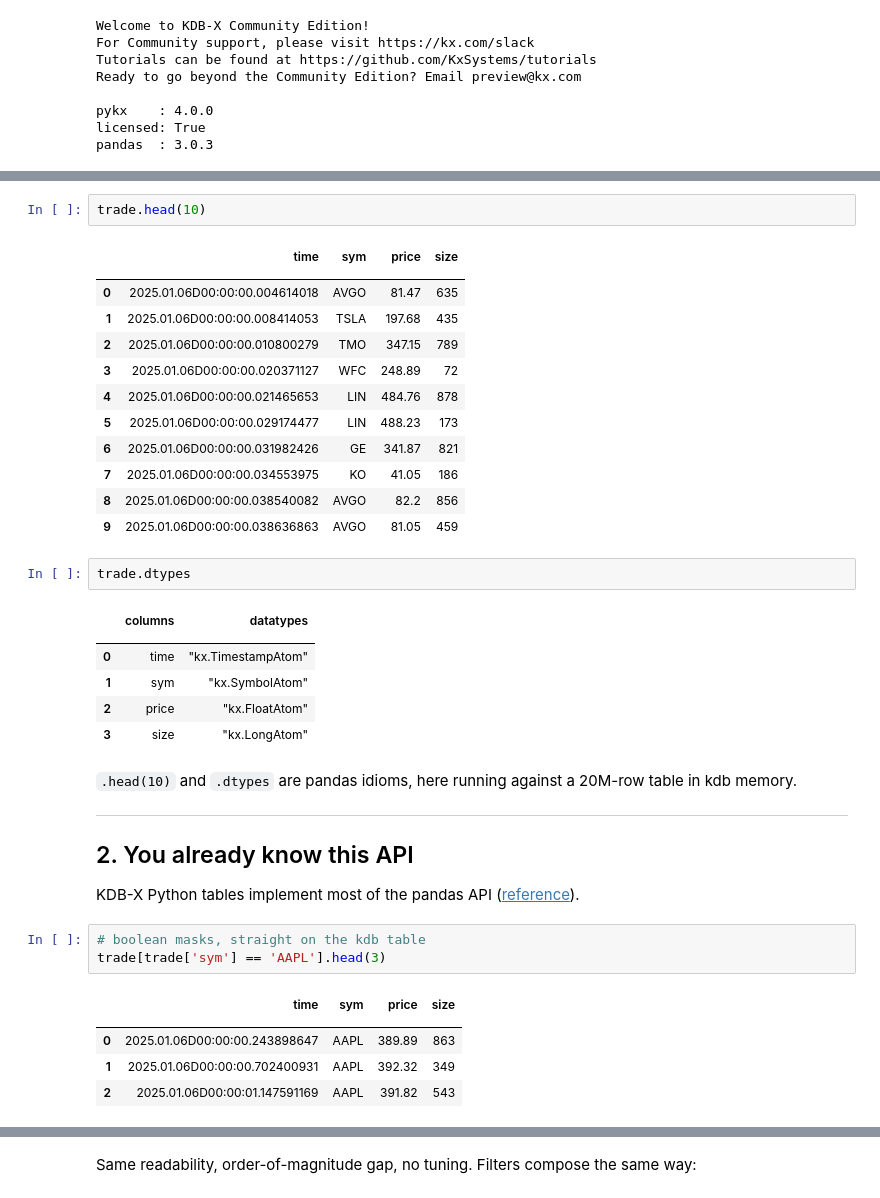
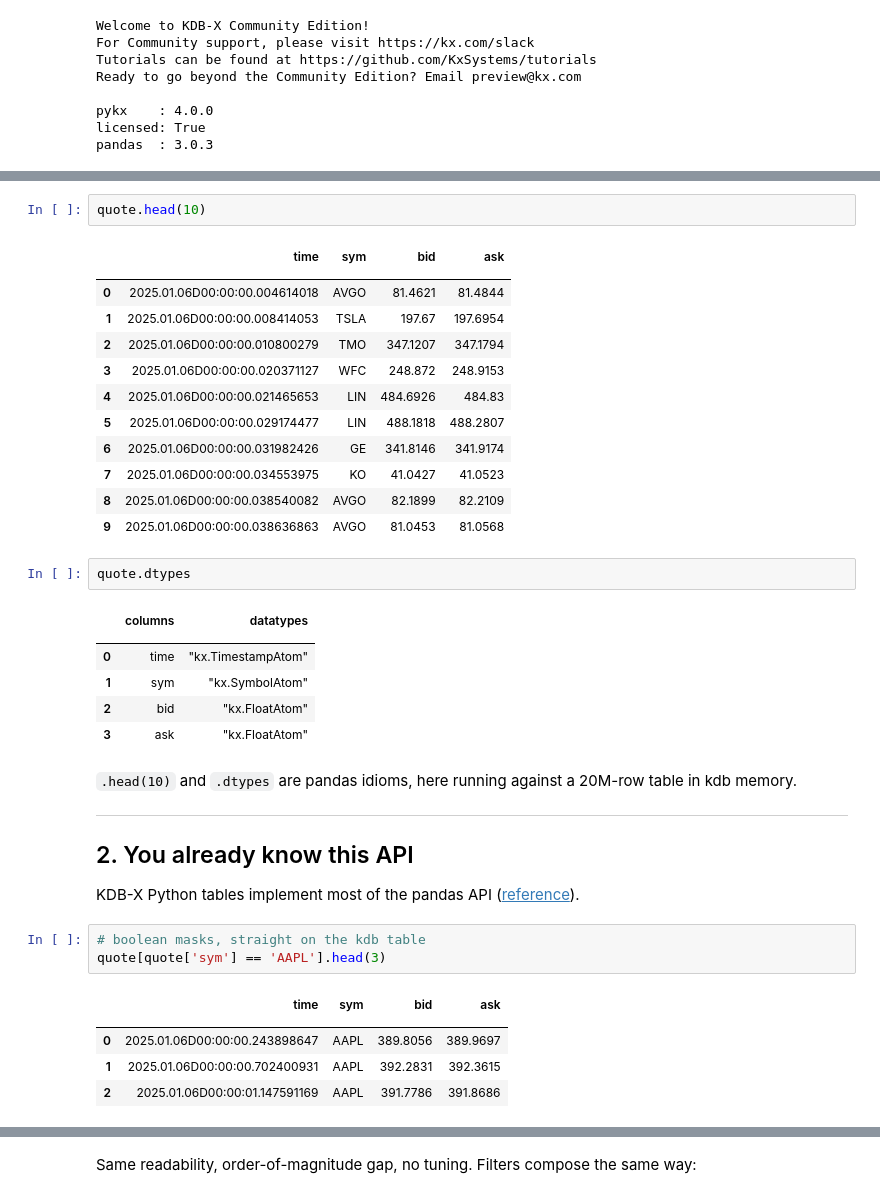
Before and after one commit to KxSystems/tutorials, a Jupyter notebook: KDB-X/Python/Pandas_at_Tick_Scale.ipynb, the cells around one changed output, grey strips where cells are left out. Drawn from its saved outputs; the diff is of its cells as text.

```diff
--- a/KDB-X/Python/Pandas_at_Tick_Scale.ipynb
+++ b/KDB-X/Python/Pandas_at_Tick_Scale.ipynb
@@ -95,27 +97,27 @@ Wall time: 9.74 s
 # %%
-trade.head(10)
+quote.head(10)
 # %% [output]
-|  | time | sym | price | size |
+|  | time | sym | bid | ask |
 |  |  |  |  |  |
-| 0 | 2025.01.06D00:00:00.004614018 | AVGO | 81.47 | 635 |
-| 1 | 2025.01.06D00:00:00.008414053 | TSLA | 197.68 | 435 |
-| 2 | 2025.01.06D00:00:00.010800279 | TMO | 347.15 | 789 |
-| 3 | 2025.01.06D00:00:00.020371127 | WFC | 248.89 | 72 |
-| 4 | 2025.01.06D00:00:00.021465653 | LIN | 484.76 | 878 |
-| 5 | 2025.01.06D00:00:00.029174477 | LIN | 488.23 | 173 |
-| 6 | 2025.01.06D00:00:00.031982426 | GE | 341.87 | 821 |
-| 7 | 2025.01.06D00:00:00.034553975 | KO | 41.05 | 186 |
-| 8 | 2025.01.06D00:00:00.038540082 | AVGO | 82.2 | 856 |
-| 9 | 2025.01.06D00:00:00.038636863 | AVGO | 81.05 | 459 |
+| 0 | 2025.01.06D00:00:00.004614018 | AVGO | 81.4621 | 81.4844 |
+| 1 | 2025.01.06D00:00:00.008414053 | TSLA | 197.67 | 197.6954 |
+| 2 | 2025.01.06D00:00:00.010800279 | TMO | 347.1207 | 347.1794 |
+| 3 | 2025.01.06D00:00:00.020371127 | WFC | 248.872 | 248.9153 |
+| 4 | 2025.01.06D00:00:00.021465653 | LIN | 484.6926 | 484.83 |
+| 5 | 2025.01.06D00:00:00.029174477 | LIN | 488.1818 | 488.2807 |
+| 6 | 2025.01.06D00:00:00.031982426 | GE | 341.8146 | 341.9174 |
+| 7 | 2025.01.06D00:00:00.034553975 | KO | 41.0427 | 41.0523 |
+| 8 | 2025.01.06D00:00:00.038540082 | AVGO | 82.1899 | 82.2109 |
+| 9 | 2025.01.06D00:00:00.038636863 | AVGO | 81.0453 | 81.0568 |
 # %%
-trade.dtypes
+quote.dtypes
 # %% [output]
 |  | columns | datatypes |
 |  |  |  |
 | 0 | time | "kx.TimestampAtom" |
 | 1 | sym | "kx.SymbolAtom" |
-| 2 | price | "kx.FloatAtom" |
-| 3 | size | "kx.LongAtom" |
+| 2 | bid | "kx.FloatAtom" |
+| 3 | ask | "kx.FloatAtom" |
 # %% [markdown]
 `.head(10)` and `.dtypes` are pandas idioms, here running against a 20M-row table in kdb memory.
 
@@ -125,12 +127,12 @@ trade.dtypes
 KDB-X Python tables implement most of the pandas API ([reference](https://code.kx.com/pykx/4.0/user-guide/advanced/Pandas_API.html)).
 # %%
 # boolean masks, straight on the kdb table
-trade[trade['sym'] == 'AAPL'].head(3)
+quote[quote['sym'] == 'AAPL'].head(3)
 # %% [output]
-|  | time | sym | price | size |
+|  | time | sym | bid | ask |
 |  |  |  |  |  |
-| 0 | 2025.01.06D00:00:00.243898647 | AAPL | 389.89 | 863 |
-| 1 | 2025.01.06D00:00:00.702400931 | AAPL | 392.32 | 349 |
-| 2 | 2025.01.06D00:00:01.147591169 | AAPL | 391.82 | 543 |
+| 0 | 2025.01.06D00:00:00.243898647 | AAPL | 389.8056 | 389.9697 |
+| 1 | 2025.01.06D00:00:00.702400931 | AAPL | 392.2831 | 392.3615 |
+| 2 | 2025.01.06D00:00:01.147591169 | AAPL | 391.7786 | 391.8686 |
 # %%
 # column assignment, integer slicing
```
Also changed, not shown: parts of 39 cells of this notebook.
